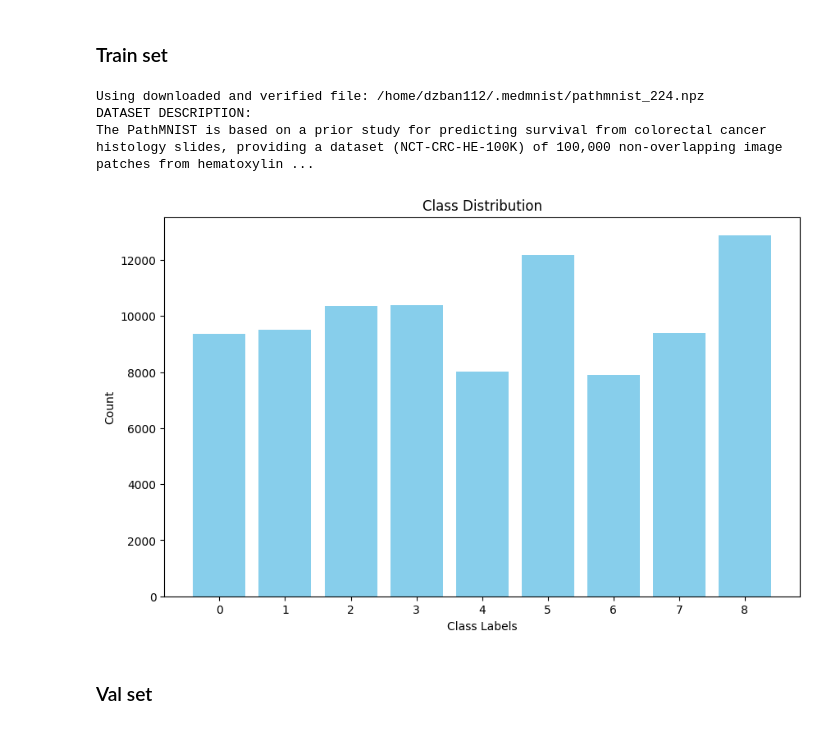
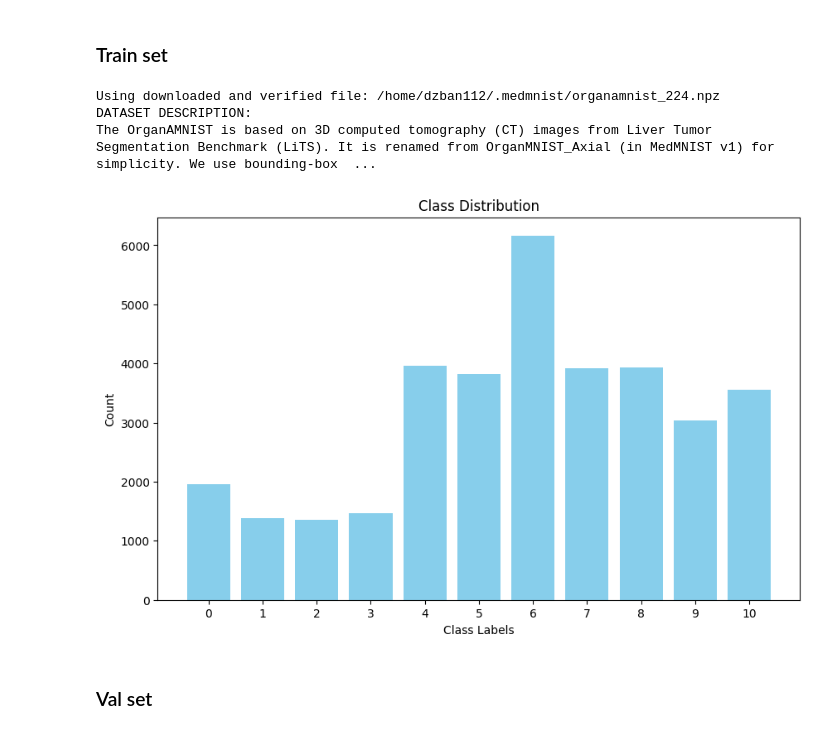
Before and after one commit to jbindaAI/MedMNIST, a Jupyter notebook: MedMnist_overview.ipynb, the cells around one changed output. Saved outputs shown, nothing was run; the diff lists cells and outputs as text; code cells hidden in the pictures.

```diff
--- a/MedMnist_overview.ipynb
+++ b/MedMnist_overview.ipynb
@@ -100,12 +100,12 @@ def visualize(dataset):
 # %% [markdown]
 ### Train set
 # %%
-dataset = sum_up_dataset(data_flag=DataFlag.PATHMNIST, img_size=224, mode="train", download=True)
+dataset = sum_up_dataset(data_flag=DataFlag.ORGANAMNIST, img_size=224, mode="train", download=True)
 # %% [output]
-Using downloaded and verified file: /home/dzban112/.medmnist/pathmnist_224.npz
+Using downloaded and verified file: /home/dzban112/.medmnist/organamnist_224.npz
 DATASET DESCRIPTION:
-The PathMNIST is based on a prior study for predicting survival from colorectal cancer histology slides, providing a dataset (NCT-CRC-HE-100K) of 100,000 non-overlapping image patches from hematoxylin ...
+The OrganAMNIST is based on 3D computed tomography (CT) images from Liver Tumor Segmentation Benchmark (LiTS). It is renamed from OrganMNIST_Axial (in MedMNIST v1) for simplicity. We use bounding-box  ...
-[figure, old version]
+[figure, new version]
 # %% [markdown]
 ### Val set
 # %%
```
Also changed, not shown: parts of 1 cell of this notebook, 2 other files.
